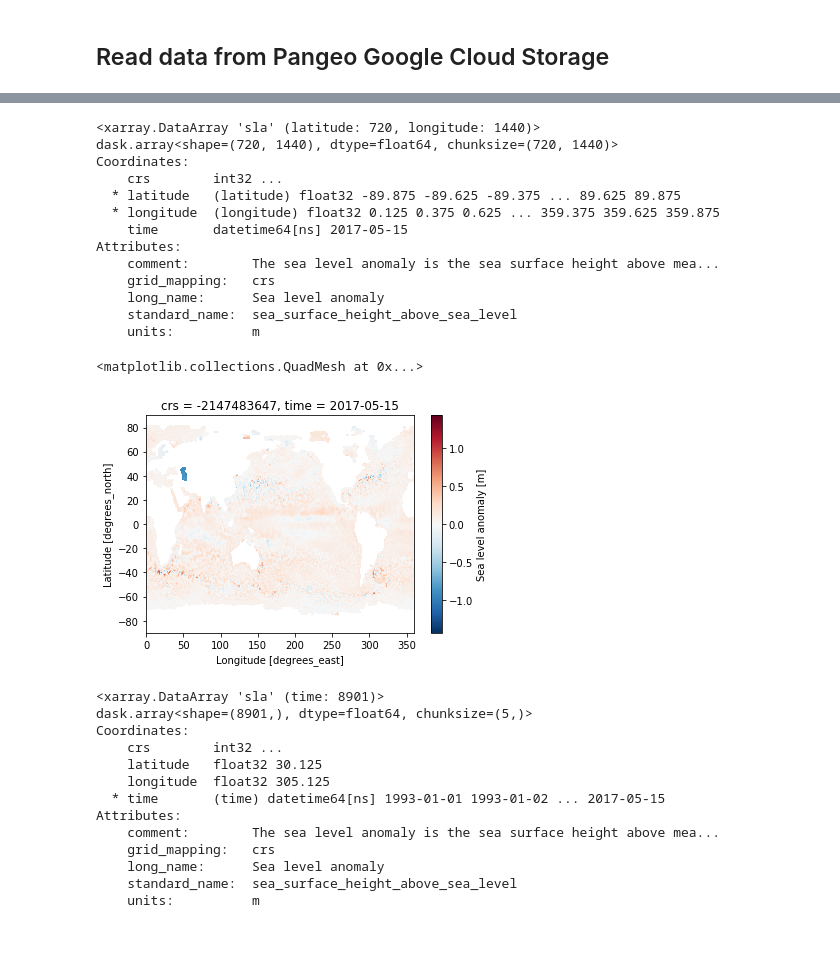
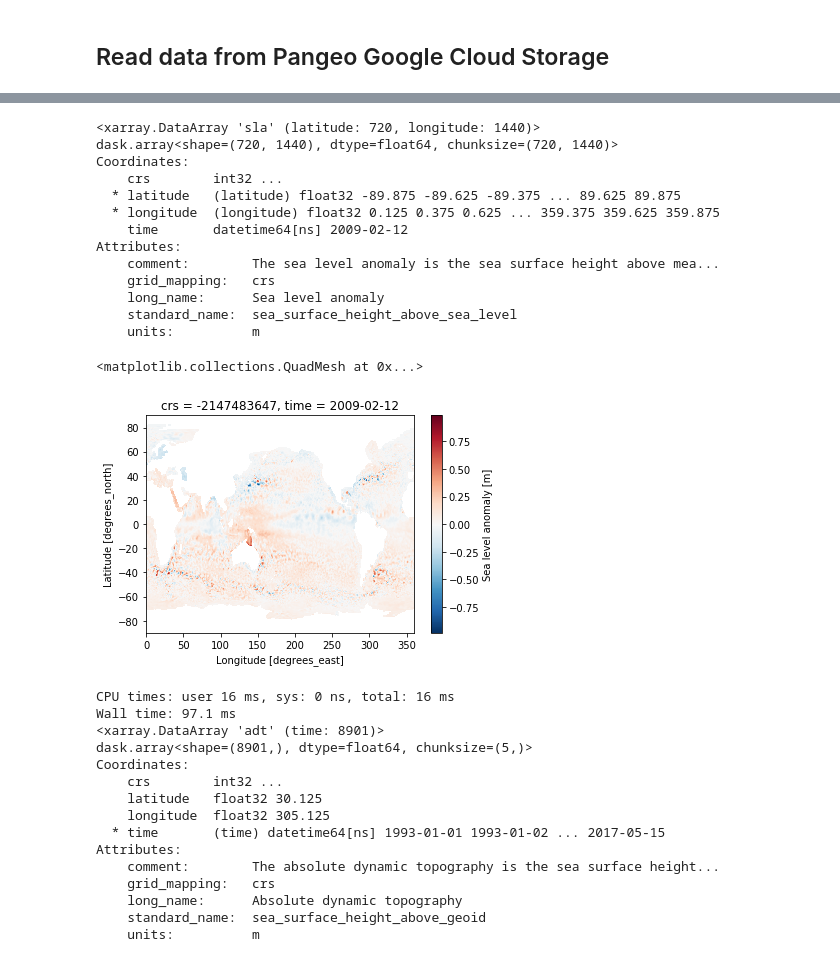
Before and after one commit to obidam/m2poc2019, a Jupyter notebook: practice/xarray-dask/Access to data in the cloud.ipynb, the cells around one changed output, grey strips where cells are left out. Drawn from its saved outputs; the diff is of its cells as text; code cells hidden in the pictures.

```diff
--- a/practice/xarray-dask/Access to data in the cloud.ipynb
+++ b/practice/xarray-dask/Access to data in the cloud.ipynb
@@ -125,33 +125,35 @@ Data variables:
 # %%
 # Load and plot a map
 %matplotlib inline
-sla = ds['sla'].sel(time='2009-02-12', method='nearest')
+sla = ds['adt'].sel(time='2009-02-12', method='nearest')
 print(sla)
 sla.plot()
 # %% [output]
 <xarray.DataArray 'sla' (latitude: 720, longitude: 1440)>
 dask.array<shape=(720, 1440), dtype=float64, chunksize=(720, 1440)>
 Coordinates:
     crs        int32 ...
   * latitude   (latitude) float32 -89.875 -89.625 -89.375 ... 89.625 89.875
   * longitude  (longitude) float32 0.125 0.375 0.625 ... 359.375 359.625 359.875
-    time       datetime64[ns] 2017-05-15
+    time       datetime64[ns] 2009-02-12
 Attributes:
     comment:        The sea level anomaly is the sea surface height above mea...
     grid_mapping:   crs
     long_name:      Sea level anomaly
     standard_name:  sea_surface_height_above_sea_level
     units:          m
 <matplotlib.collections.QuadMesh at 0x...>
-[figure, old version]
+[figure, new version]
 # %%
 # Load and plot a time series
 # (this slicing is much longer !)
-sla = ds['sla'].sel(latitude=30, method='nearest').sel(longitude=360-55, method='nearest')
+%time sla = ds['adt'].sel(latitude=30, method='nearest').sel(longitude=360-55, method='nearest')
 print(sla)
 sla.plot()
 # %% [output]
-<xarray.DataArray 'sla' (time: 8901)>
+CPU times: user 16 ms, sys: 0 ns, total: 16 ms
+Wall time: 97.1 ms
+<xarray.DataArray 'adt' (time: 8901)>
 dask.array<shape=(8901,), dtype=float64, chunksize=(5,)>
 Coordinates:
     crs        int32 ...
@@ -159,8 +161,8 @@ Coordinates:
     longitude  float32 305.125
   * time       (time) datetime64[ns] 1993-01-01 1993-01-02 ... 2017-05-15
 Attributes:
-    comment:        The sea level anomaly is the sea surface height above mea...
+    comment:        The absolute dynamic topography is the sea surface height...
     grid_mapping:   crs
-    long_name:      Sea level anomaly
-    standard_name:  sea_surface_height_above_sea_level
+    long_name:      Absolute dynamic topography
+    standard_name:  sea_surface_height_above_geoid
     units:          m
```
